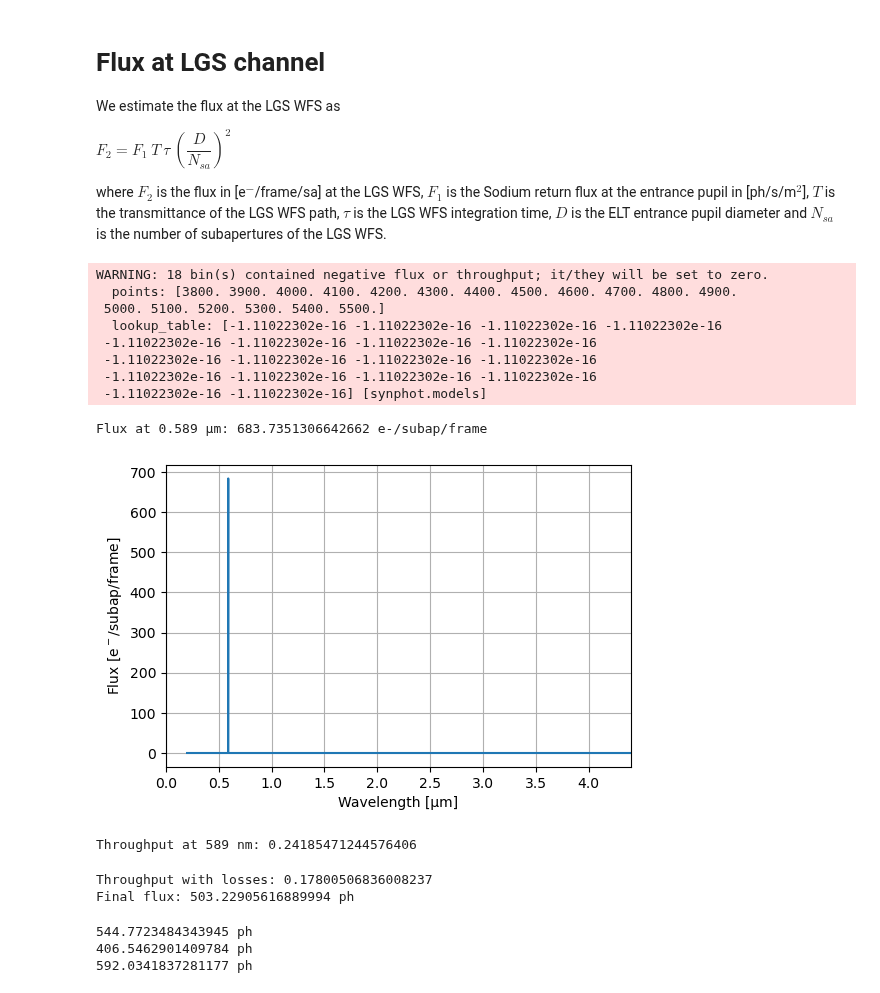
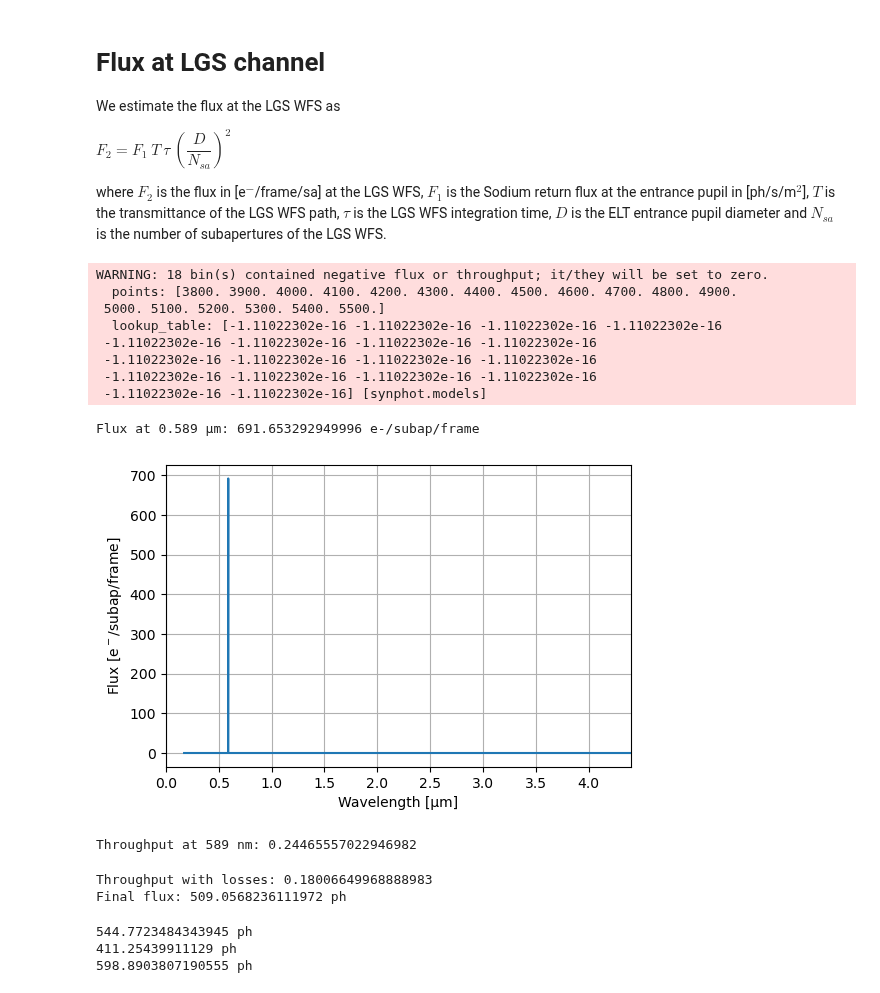
Before and after one commit to ArcetriAdaptiveOptics/arte, a Jupyter notebook: notebook/photometry/flux_at_LGS_WFS.ipynb, the cells around one changed output. Saved outputs shown, nothing was run; the diff lists cells and outputs as text; code cells hidden in the pictures.

```diff
--- a/notebook/photometry/flux_at_LGS_WFS.ipynb
+++ b/notebook/photometry/flux_at_LGS_WFS.ipynb
@@ -15,36 +15,36 @@ from arte.photometry.morfeo_transmissive_systems import MorfeoLgsChannelTransmis
 # %%
 flux_at_M1 = 4.4e6 * u.ph/u.m**2/u.s
 D_M1 = 38.542 * u.m
 N_subap = 68
 T = 2 * u.ms
-lgs_ch = MorfeoLgsChannelTransmissiveSystem_003()
+lgs_ch = MorfeoLgsChannelTransmissiveSystem_004()
 waveset = lgs_ch.transmittance.waveset
 lgs_transmittance = lgs_ch.transmittance(waveset)
 
 flux_at_lgs = flux_at_M1 * lgs_transmittance * T.to(u.s) * (D_M1 / N_subap)**2
 
 mpl.rcParams['figure.dpi'] = 100
 plt.plot(waveset.to(u.um), flux_at_lgs)
 plt.grid()
 plt.ylabel('Flux [e$^-$/subap/frame]')
 plt.xlabel('Wavelength [μm]')
 plt.xlim(0, 4.4)
 print('Flux at 0.589 μm: %s e-/subap/frame' %flux_at_lgs[np.argmax(flux_at_lgs)].value)
 # %% [output]
 WARNING: 18 bin(s) contained negative flux or throughput; it/they will be set to zero.
   points: [3800. 3900. 4000. 4100. 4200. 4300. 4400. 4500. 4600. 4700. 4800. 4900.
  5000. 5100. 5200. 5300. 5400. 5500.]
   lookup_table: [-1.11022302e-16 -1.11022302e-16 -1.11022302e-16 -1.11022302e-16
  -1.11022302e-16 -1.11022302e-16 -1.11022302e-16 -1.11022302e-16
  -1.11022302e-16 -1.11022302e-16 -1.11022302e-16 -1.11022302e-16
  -1.11022302e-16 -1.11022302e-16 -1.11022302e-16 -1.11022302e-16
  -1.11022302e-16 -1.11022302e-16] [synphot.models]
-Flux at 0.589 μm: 683.7351306642662 e-/subap/frame
+Flux at 0.589 μm: 691.653292949996 e-/subap/frame
-[figure, old version]
+[figure, new version]
 # %%
 print('Throughput at 589 nm: %s' %(lgs_transmittance.max()))
 # %% [output]
-Throughput at 589 nm: 0.24185471244576406
+Throughput at 589 nm: 0.24465557022946982
 # %%
 transmittance_loss = 0.92 * 0.8
 throughput = lgs_transmittance.max() * transmittance_loss
@@ -52,8 +52,8 @@ print('Throughput with losses: %s' %throughput)
 flux_final = flux_at_M1 * throughput * T.to(u.s) * (D_M1 / N_subap)**2
 print('Final flux: %s' %flux_final)
 # %% [output]
-Throughput with losses: 0.17800506836008237
-Final flux: 503.22905616889994 ph
+Throughput with losses: 0.18006649968888983
+Final flux: 509.0568236111972 ph
 # %%
 #With Cedric's transmission
 print(flux_at_M1 * 0.1927 * T.to(u.s) * (D_M1 / N_subap)**2)
@@ -65,5 +65,5 @@ print(flux_at_M1 * throughput / 0.94445277 * 0.763 * T.to(u.s) * (D_M1 / N_subap
 print(flux_at_M1 * throughput / 0.850 * T.to(u.s) * (D_M1 / N_subap)**2)
 # %% [output]
 544.7723484343945 ph
-406.5462901409784 ph
-592.0341837281177 ph
+411.25439911129 ph
+598.8903807190555 ph
```
Also changed, not shown: parts of 1 cell of this notebook, 4 other files.
